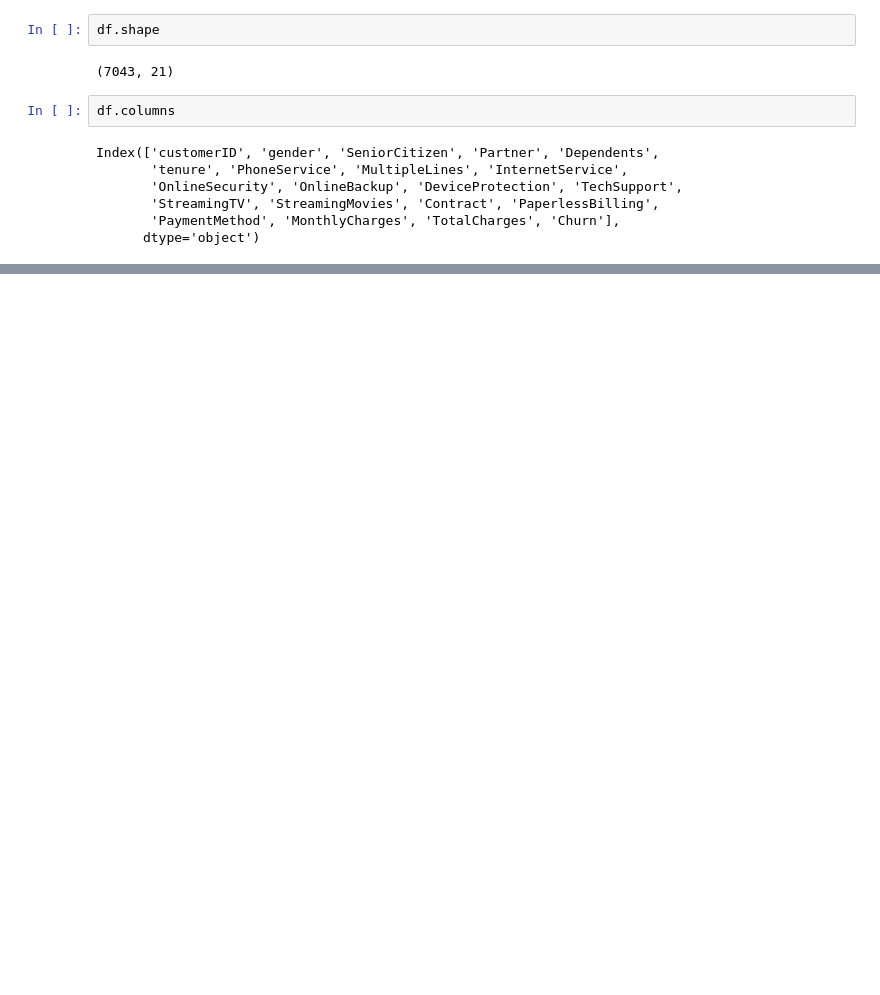
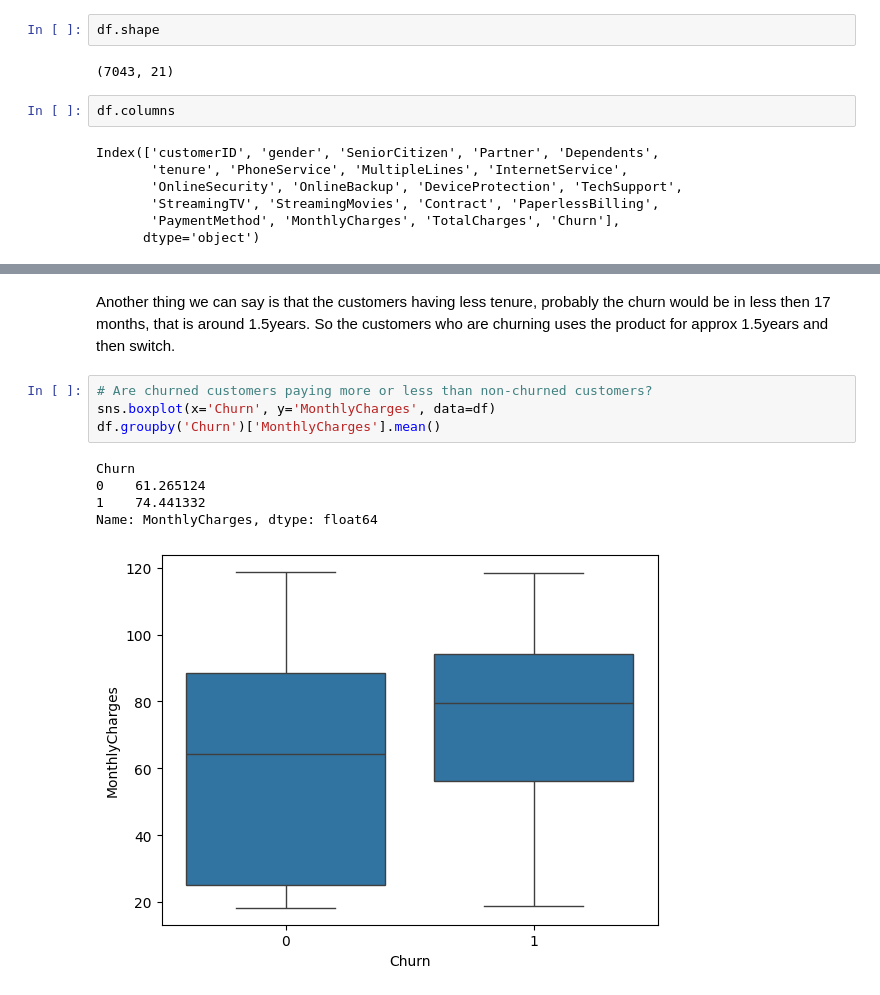
Before and after one commit to abhishiron/telecom-customer-churnn, a Jupyter notebook: customer_churn.ipynb, the cells around one changed output, grey strips where cells are left out. Drawn from its saved outputs; the diff is of its cells as text; blank space fills up the shorter version.

```diff
--- a/customer_churn.ipynb
+++ b/customer_churn.ipynb
@@ -59,0 +109,12 @@ dtype: object
+# %% [markdown]
+Another thing we can say is that the customers having less tenure, probably the churn would be in less then 17 months,  that is around 1.5years. So the customers who are churning uses the product for approx 1.5years and then switch.
+# %%
+# Are churned customers paying more or less than non-churned customers?
+sns.boxplot(x='Churn', y='MonthlyCharges', data=df)
+df.groupby('Churn')['MonthlyCharges'].mean()
+# %% [output]
+Churn
+0    61.265124
+1    74.441332
+Name: MonthlyCharges, dtype: float64
+[figure, added]
```
Also changed, not shown: parts of 35 cells of this notebook.
